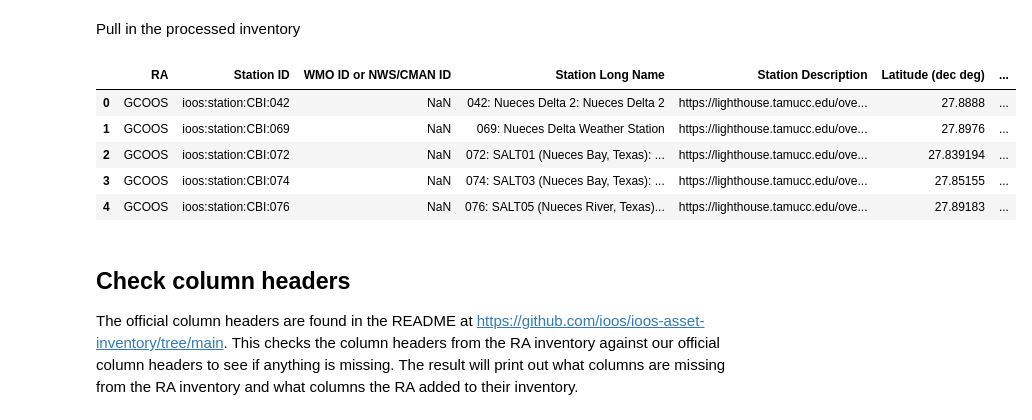
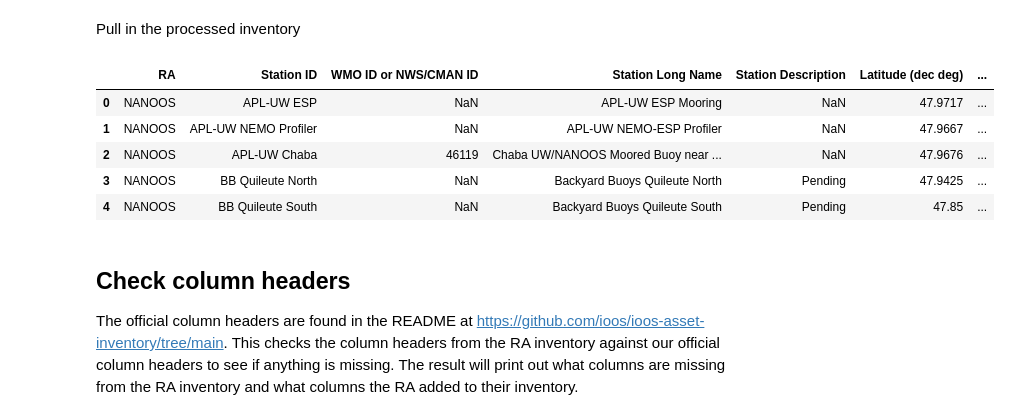
Before and after one commit to ioos/ioos-asset-inventory, a Jupyter notebook: spot_check_stations.ipynb, the cells around one changed output. Saved outputs shown, nothing was run; the diff lists cells and outputs as text; code cells hidden in the pictures.

```diff
--- a/spot_check_stations.ipynb
+++ b/spot_check_stations.ipynb
@@ -9,7 +9,7 @@ import re
 # %% [markdown]
 Pull in the processed inventory
 # %%
-ra = "gcoos"
+ra = "nanoos"
 
 #
 # df_cruise = df[df['Station Description'] == 'Chesapeake Bay WQ Cruise Data ']
@@ -17,38 +17,38 @@ ra = "gcoos"
 #df_aws = df[df['Station ID'] == 'Humboldt']
 # #url = 'http://tds.glos.us/thredds/dodsC/buoy_agg_standard/OMOECC_E1/OMOECC_E1.ncml'
 # #url = 'http://tds.glos.us/thredds/dodsC/buoy_agg_standard/45186/45186.ncml'
 # #url = 'http://tds.glos.us/thredds/dodsC/buoy_agg_standard/bgsusd2/bgsusd2.ncml'
 # url = 'http://oos.soest.hawaii.edu/thredds/dodsC/hioos/nss/ns12agg'
 # print(url)
 # ds = xr.open_dataset(url)
 # #ds = netCDF4.Dataset(url,'r')
 # title = ds.title
 # start_time = np.datetime_as_string(ds.time.min().values, unit='D')
 # end_time = np.datetime_as_string(ds.time.max().values, unit='D')
 # print('Duration: %s - %s' % (np.datetime_as_string(ds.time.min().values, unit='D'),
 #                              np.datetime_as_string(ds.time.max().values, unit='D'))
 #       )
 
 # Try glos web server
 # url = 'https://glbuoys.glos.us/tools/export?ftype=csv&data_type=buoy&units=eng&locs=OMOECC_E1&params=Water_Temperature_at_Surface|dissolved_oxygen_saturation|water_conductivity|ysi_turbidity&tperiod=custom&date_start=2020-01-01&date_end=2020-12-31&avg_ivld=none'
 # df = erddapy.ERDDAP.to_pandas(url)
 
 ## using ERDDAP to look for stations
 # check out http://data.glos.us/erddap/tabledap/allDatasets.htmlTable?datasetID%2Ctitle%2CminTime%2CmaxTime&maxTime%3E=2020-01-01&maxTime%3C=2020-12-31&orderBy(%22maxTime%22)
 # that lists out all the GLOS stations with the maximum time of observations within the year 2020 (on their ERDDAP).
 
 
 ra_clean = re.sub(r'[0-9]', '', ra) # remove number from RA
 
 df = pd.read_excel('2024/data/processed/%s.xlsx' % ra_clean.upper(), dtype=str)
 df.head()
 # %% [output]
 |  | RA | Station ID | WMO ID or NWS/CMAN ID | Station Long Name | Station Description | Latitude (dec deg) | ... |
-| 0 | GCOOS | ioos:station:CBI:042 | NaN | 042: Nueces Delta 2: Nueces Delta 2 | https://lighthouse.tamucc.edu/ove... | 27.8888 | ... |
-| 1 | GCOOS | ioos:station:CBI:069 | NaN | 069: Nueces Delta Weather Station | https://lighthouse.tamucc.edu/ove... | 27.8976 | ... |
-| 2 | GCOOS | ioos:station:CBI:072 | NaN | 072: SALT01 (Nueces Bay, Texas): ... | https://lighthouse.tamucc.edu/ove... | 27.839194 | ... |
-| 3 | GCOOS | ioos:station:CBI:074 | NaN | 074: SALT03 (Nueces Bay, Texas): ... | https://lighthouse.tamucc.edu/ove... | 27.85155 | ... |
-| 4 | GCOOS | ioos:station:CBI:076 | NaN | 076: SALT05 (Nueces River, Texas)... | https://lighthouse.tamucc.edu/ove... | 27.89183 | ... |
+| 0 | NANOOS | APL-UW ESP | NaN | APL-UW ESP Mooring | NaN | 47.9717 | ... |
+| 1 | NANOOS | APL-UW NEMO Profiler | NaN | APL-UW NEMO-ESP Profiler | NaN | 47.9667 | ... |
+| 2 | NANOOS | APL-UW Chaba | 46119 | Chaba UW/NANOOS Moored Buoy near ... | NaN | 47.9676 | ... |
+| 3 | NANOOS | BB Quileute North | NaN | Backyard Buoys Quileute North | Pending | 47.9425 | ... |
+| 4 | NANOOS | BB Quileute South | NaN | Backyard Buoys Quileute South | Pending | 47.85 | ... |
 # %% [markdown]
 ## Check column headers
 
```
Also changed, not shown: parts of 17 cells of this notebook, 2 other files.
